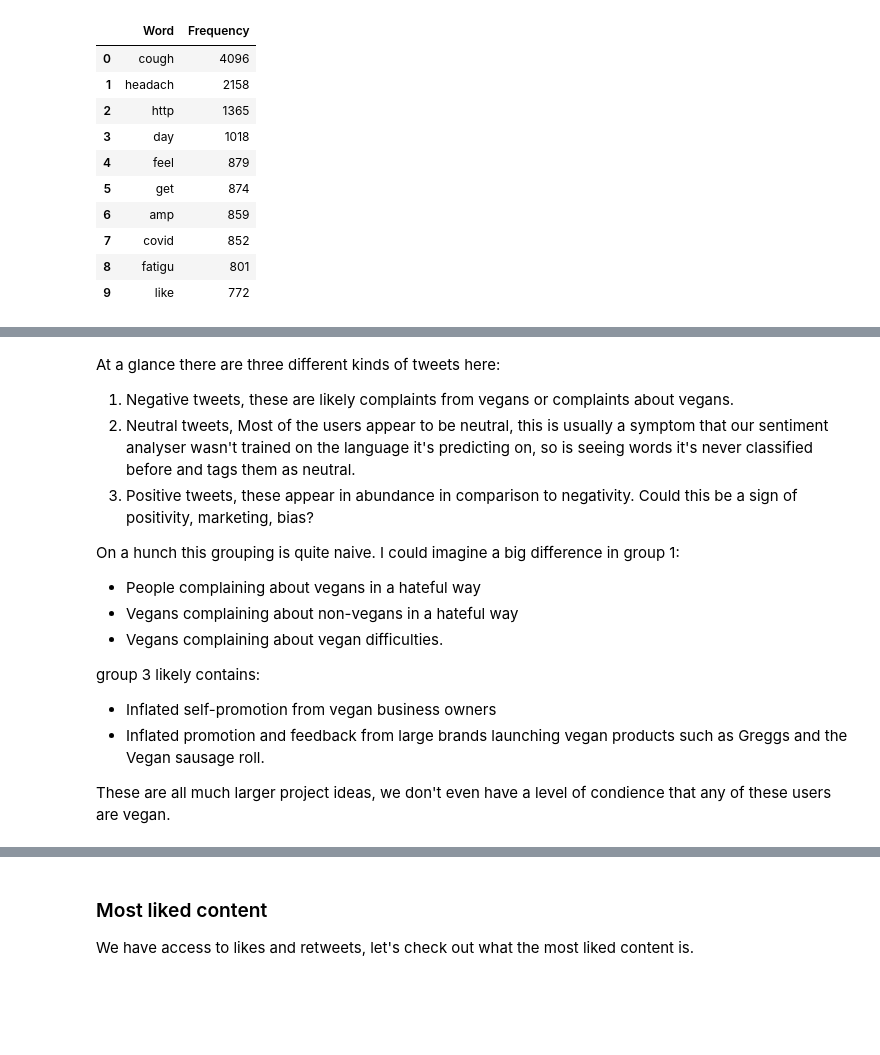
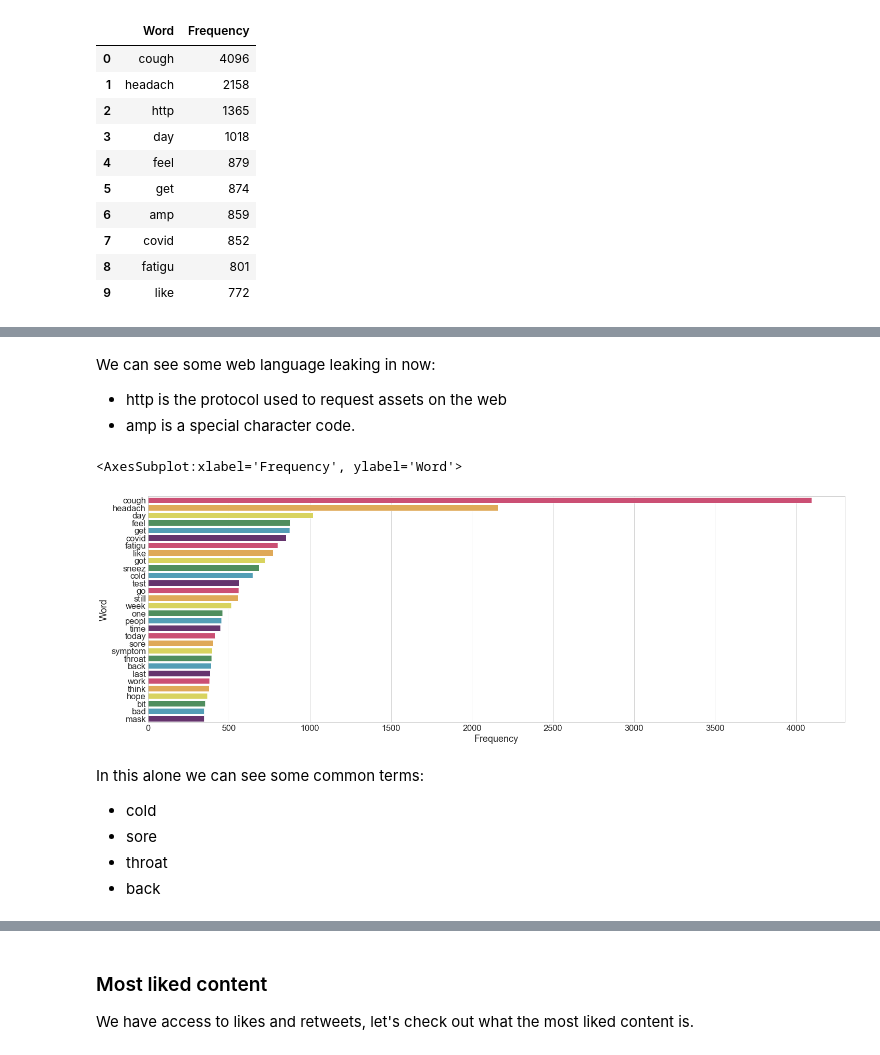
Before and after one commit to UKDataServiceOpen/working-with-twitter-data, a Jupyter notebook: HealthDemo/HealthTidyDemo.ipynb, the cells around one changed output, grey strips where cells are left out. Saved outputs shown, nothing was run; the diff lists cells and outputs as text; code cells hidden in the pictures; blank space fills up the shorter version.

```diff
--- a/HealthDemo/HealthTidyDemo.ipynb
+++ b/HealthDemo/HealthTidyDemo.ipynb
@@ -553,16 +477,18 @@ data.sentiment.hist()
-# %% [markdown]
-At a glance there are three different kinds of tweets here:
-1. Negative tweets, these are likely complaints from vegans or complaints about vegans.
-2. Neutral tweets, Most of the users appear to be neutral, this is usually a symptom that our sentiment analyser wasn't trained on the language it's predicting on, so is seeing words it's never classified before and tags them as neutral.
-3. Positive tweets, these appear in abundance in comparison to negativity. Could this be a sign of positivity, marketing, bias?
-
-On a hunch this grouping is quite naive. I could imagine a big difference in group 1:
-* People complaining about vegans in a hateful way
-* Vegans complaining about non-vegans in a hateful way
-* Vegans complaining about vegan difficulties.
-
-group 3 likely contains:
-* Inflated self-promotion from vegan business owners
-* Inflated promotion and feedback from large brands launching vegan products such as Greggs and the Vegan sausage roll.
-
-These are all much larger project ideas, we don't even have a level of condience that any of these users are vegan.
+# %% [markdown]
+We can see some web language leaking in now:
+- http is the protocol used to request assets on the web
+- amp is a special character code.
+# %%
+wordCount = wordCount[wordCount.Word != 'http']
+wordCount = wordCount[wordCount.Word != 'amp']
+# %%
+sns.barplot(data=wordCount.head(20), y= wordCount.head(30).Word, x = wordCount.head(30).Frequency)
+# %% [output]
+<AxesSubplot:xlabel='Frequency', ylabel='Word'>
+[figure, added]
+# %% [markdown]
+In this alone we can see some common terms:
+- cold
+- sore
+- throat
+- back
```
Also changed, not shown: parts of 55 cells of this notebook, 3 other files.
